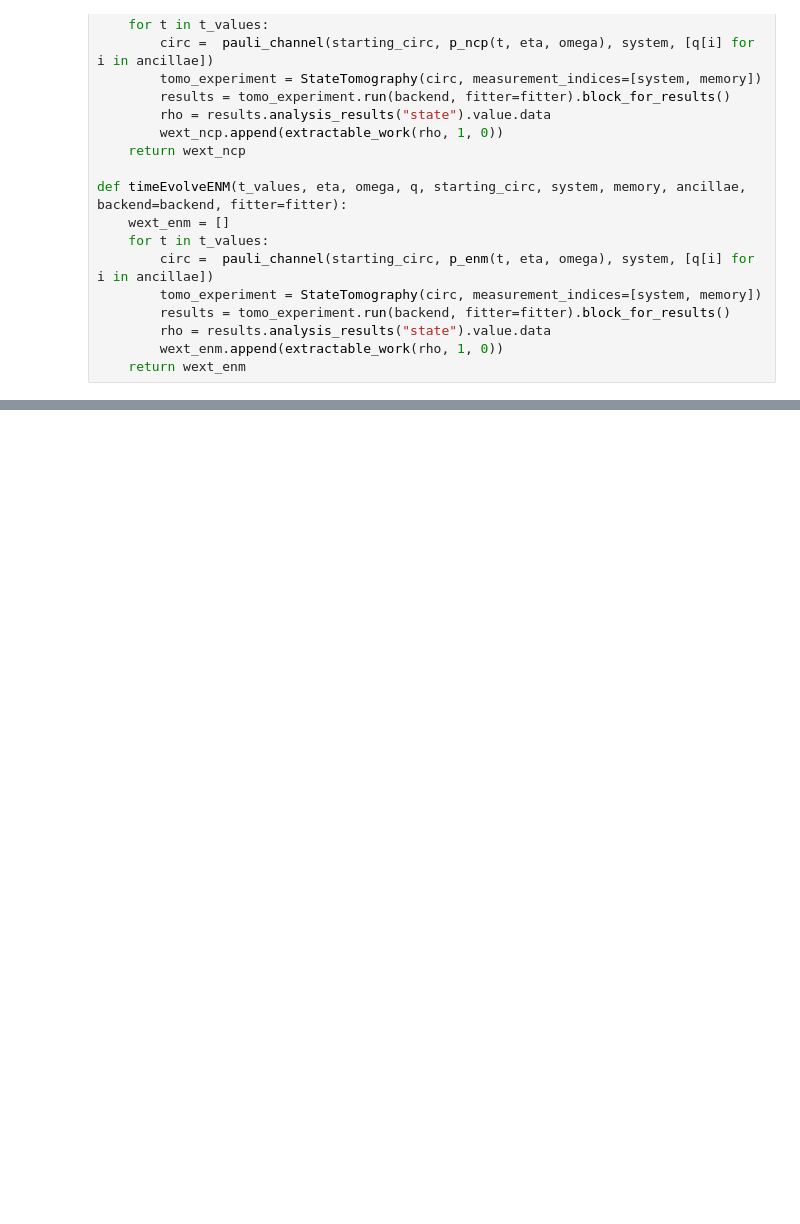
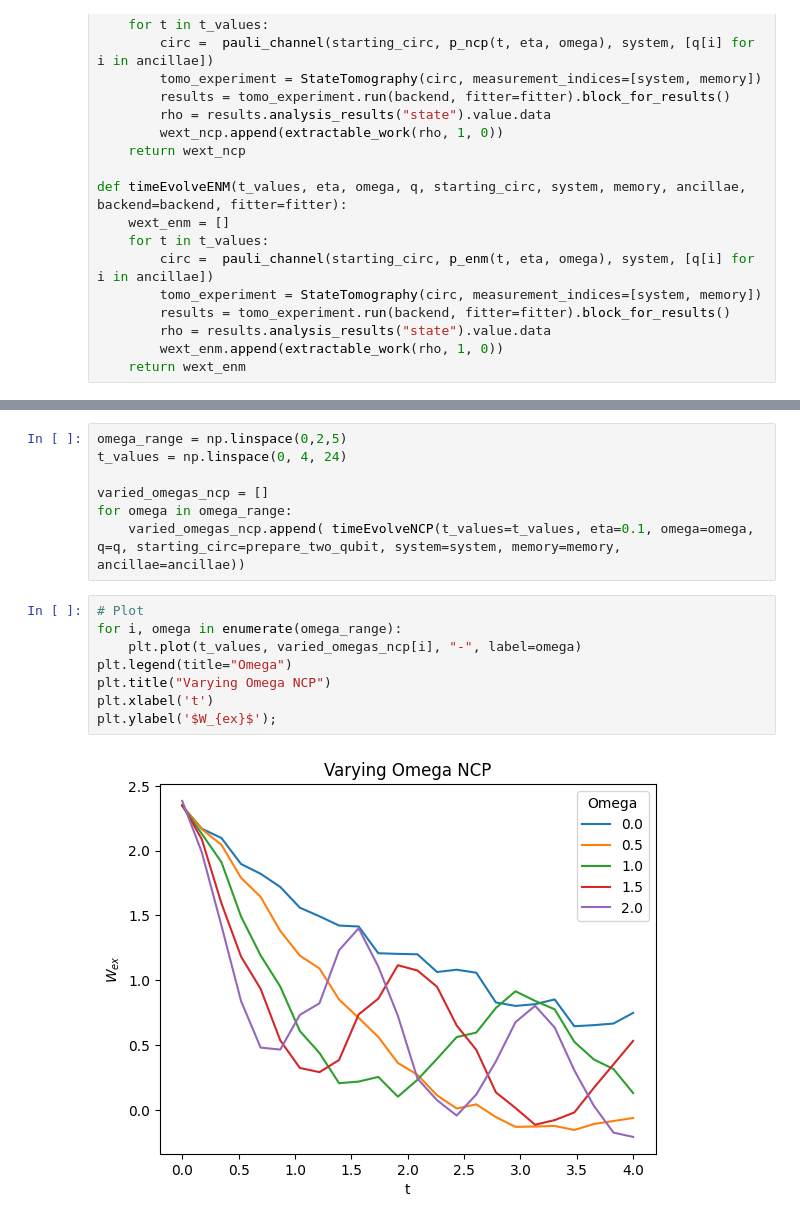
Before and after one commit to DBasoco/open-quantum-systems, a Jupyter notebook: depolarizing_channel/PauliChannel.ipynb, the cells around one changed output, grey strips where cells are left out. Drawn from its saved outputs; the diff is of its cells as text; blank space fills up the shorter version.

```diff
--- a/depolarizing_channel/PauliChannel.ipynb
+++ b/depolarizing_channel/PauliChannel.ipynb
@@ -200,0 +219,17 @@ plt.ylabel('$W_{ex}$');
+# %%
+omega_range = np.linspace(0,2,5)
+t_values = np.linspace(0, 4, 24)
+
+varied_omegas_ncp = []
+for omega in omega_range:
+    varied_omegas_ncp.append( timeEvolveNCP(t_values=t_values, eta=0.1, omega=omega, q=q, starting_circ=prepare_two_qubit, system=system, memory=memory, ancillae=ancillae))
+# %%
+# Plot
+for i, omega in enumerate(omega_range):
+    plt.plot(t_values, varied_omegas_ncp[i], "-", label=omega)
+plt.legend(title="Omega")
+plt.title("Varying Omega NCP")
+plt.xlabel('t')
+plt.ylabel('$W_{ex}$');
+# %% [output]
+[figure, added]
```
Also changed, not shown: parts of 9 cells of this notebook, 1 other file.
